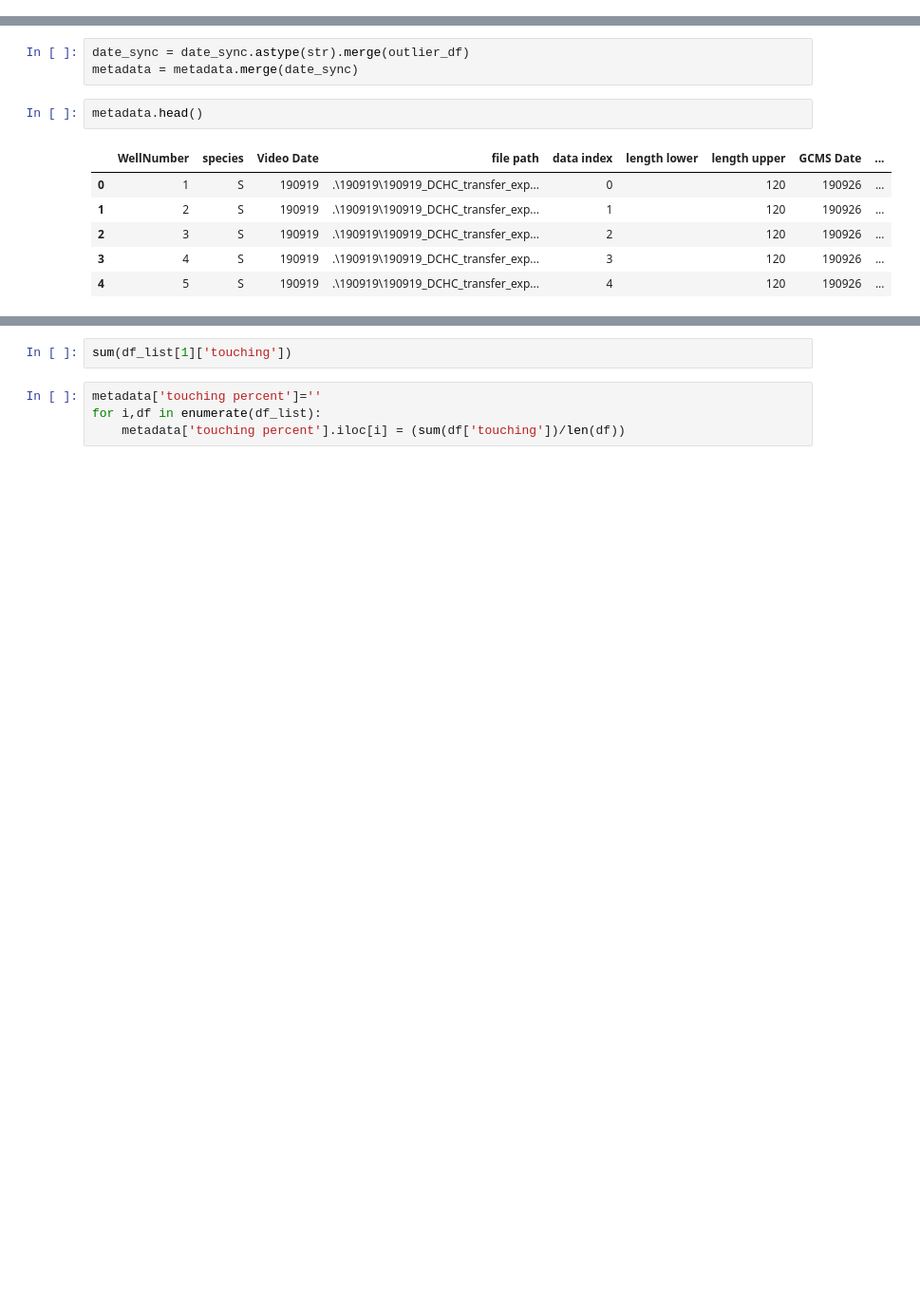
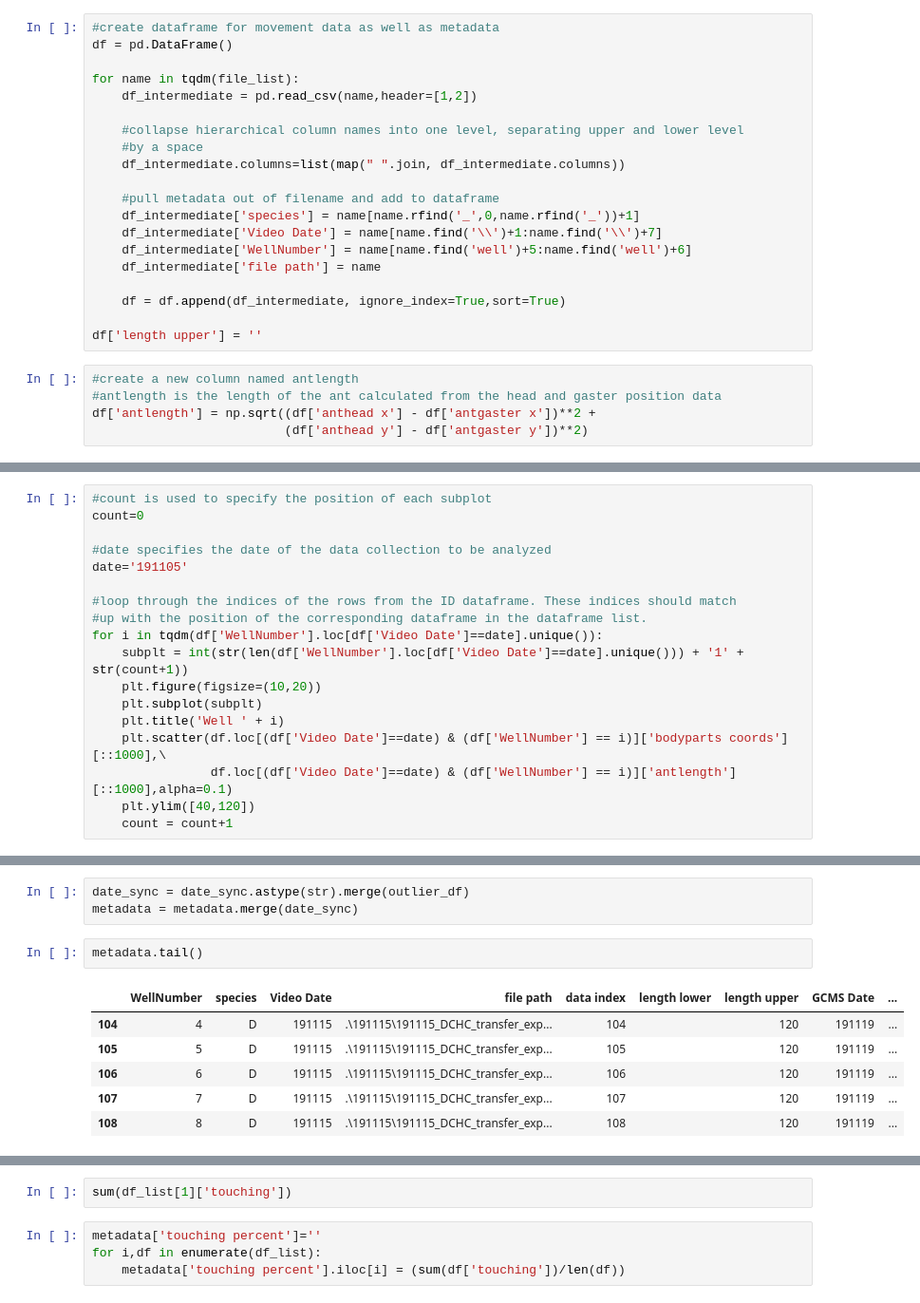
Before and after one commit to Tomnaragon/DCHC_transfer_Experiment, a Jupyter notebook: Deeplabcut_data/Movement_processing.ipynb, the cells around one changed output, grey strips where cells are left out. Shown at 95% size. Saved outputs shown, nothing was run; the diff lists cells and outputs as text; blank space fills up the shorter version.

Commit message:
Tidying up the Movement processing notebook

```diff
--- a/Deeplabcut_data/Movement_processing.ipynb
+++ b/Deeplabcut_data/Movement_processing.ipynb
@@ -125,0 +176,25 @@ well_df
+# %%
+#create dataframe for movement data as well as metadata
+df = pd.DataFrame()
+
+for name in tqdm(file_list):
+    df_intermediate = pd.read_csv(name,header=[1,2])
+
+    #collapse hierarchical column names into one level, separating upper and lower level
+    #by a space
+    df_intermediate.columns=list(map(" ".join, df_intermediate.columns))
+
+    #pull metadata out of filename and add to dataframe
+    df_intermediate['species'] = name[name.rfind('_',0,name.rfind('_'))+1]
+    df_intermediate['Video Date'] = name[name.find('\\')+1:name.find('\\')+7]
+    df_intermediate['WellNumber'] = name[name.find('well')+5:name.find('well')+6]
+    df_intermediate['file path'] = name
+
+    df = df.append(df_intermediate, ignore_index=True,sort=True)
+
+df['length upper'] = ''
+# %%
+#create a new column named antlength
+#antlength is the length of the ant calculated from the head and gaster position data
+df['antlength'] = np.sqrt((df['anthead x'] - df['antgaster x'])**2 +
+                          (df['anthead y'] - df['antgaster y'])**2)
@@ -125,0 +208,18 @@ well_df
+# %%
+#count is used to specify the position of each subplot
+count=0
+
+#date specifies the date of the data collection to be analyzed
+date='191105'
+
+#loop through the indices of the rows from the ID dataframe. These indices should match
+#up with the position of the corresponding dataframe in the dataframe list.
+for i in tqdm(df['WellNumber'].loc[df['Video Date']==date].unique()):
+    subplt = int(str(len(df['WellNumber'].loc[df['Video Date']==date].unique())) + '1' + str(count+1))
+    plt.figure(figsize=(10,20))
+    plt.subplot(subplt)
+    plt.title('Well ' + i)
+    plt.scatter(df.loc[(df['Video Date']==date) & (df['WellNumber'] == i)]['bodyparts coords'][::1000],\
+                df.loc[(df['Video Date']==date) & (df['WellNumber'] == i)]['antlength'][::1000],alpha=0.1)
+    plt.ylim([40,120])
+    count = count+1
@@ -246,12 +565,12 @@ outlier_df
 date_sync = date_sync.astype(str).merge(outlier_df)
 metadata = metadata.merge(date_sync)
 # %%
-metadata.head()
+metadata.tail()
 # %% [output]
 |  | WellNumber | species | Video Date | file path | data index | length lower | length upper | GCMS Date | ... |
-| 0 | 1 | S | 190919 | .\190919\190919_DCHC_transfer_exp... | 0 |  | 120 | 190926 | ... |
-| 1 | 2 | S | 190919 | .\190919\190919_DCHC_transfer_exp... | 1 |  | 120 | 190926 | ... |
-| 2 | 3 | S | 190919 | .\190919\190919_DCHC_transfer_exp... | 2 |  | 120 | 190926 | ... |
-| 3 | 4 | S | 190919 | .\190919\190919_DCHC_transfer_exp... | 3 |  | 120 | 190926 | ... |
-| 4 | 5 | S | 190919 | .\190919\190919_DCHC_transfer_exp... | 4 |  | 120 | 190926 | ... |
+| 104 | 4 | D | 191115 | .\191115\191115_DCHC_transfer_exp... | 104 |  | 120 | 191119 | ... |
+| 105 | 5 | D | 191115 | .\191115\191115_DCHC_transfer_exp... | 105 |  | 120 | 191119 | ... |
+| 106 | 6 | D | 191115 | .\191115\191115_DCHC_transfer_exp... | 106 |  | 120 | 191119 | ... |
+| 107 | 7 | D | 191115 | .\191115\191115_DCHC_transfer_exp... | 107 |  | 120 | 191119 | ... |
+| 108 | 8 | D | 191115 | .\191115\191115_DCHC_transfer_exp... | 108 |  | 120 | 191119 | ... |
 # %%
```
Also changed, not shown: parts of 52 cells of this notebook, 3 other files.
